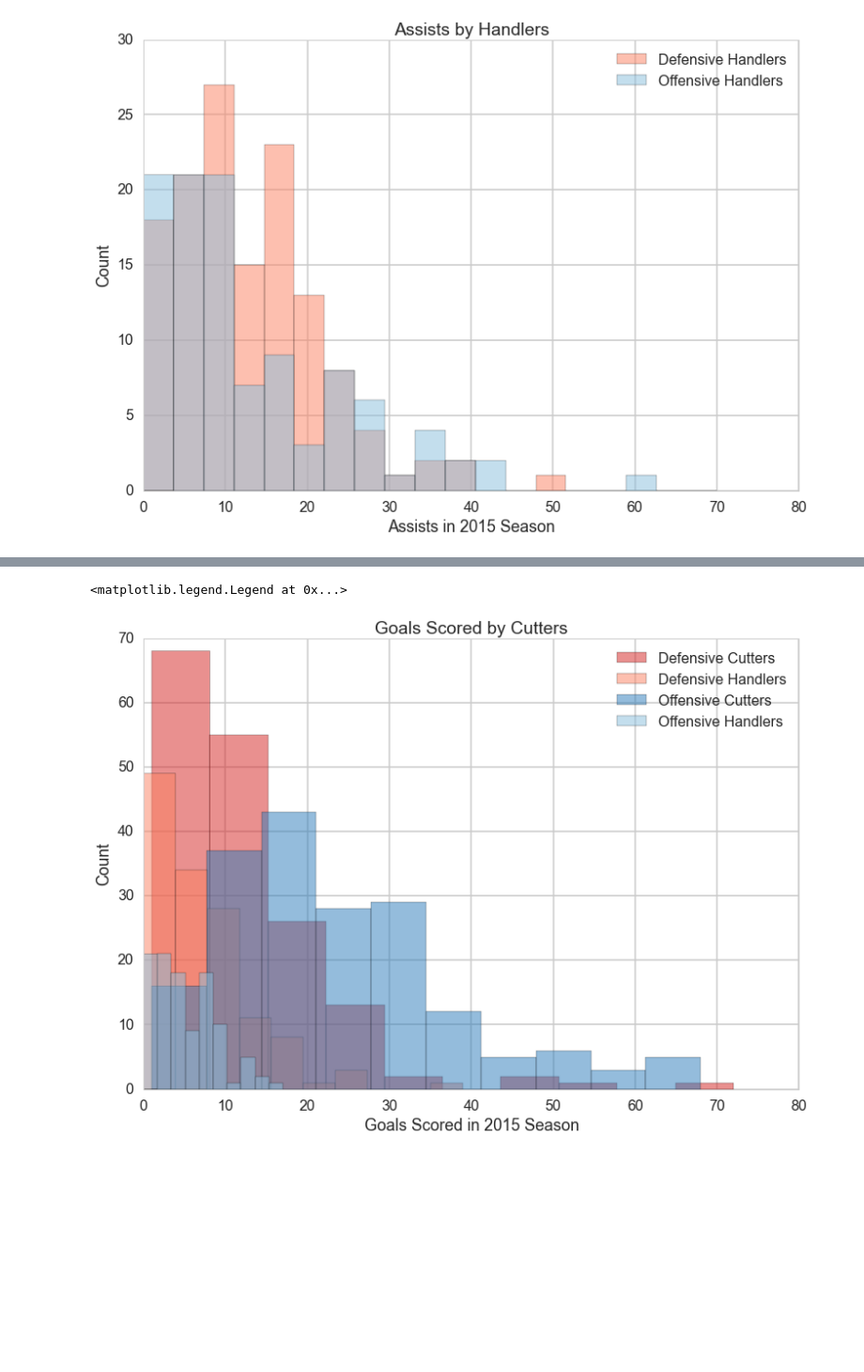
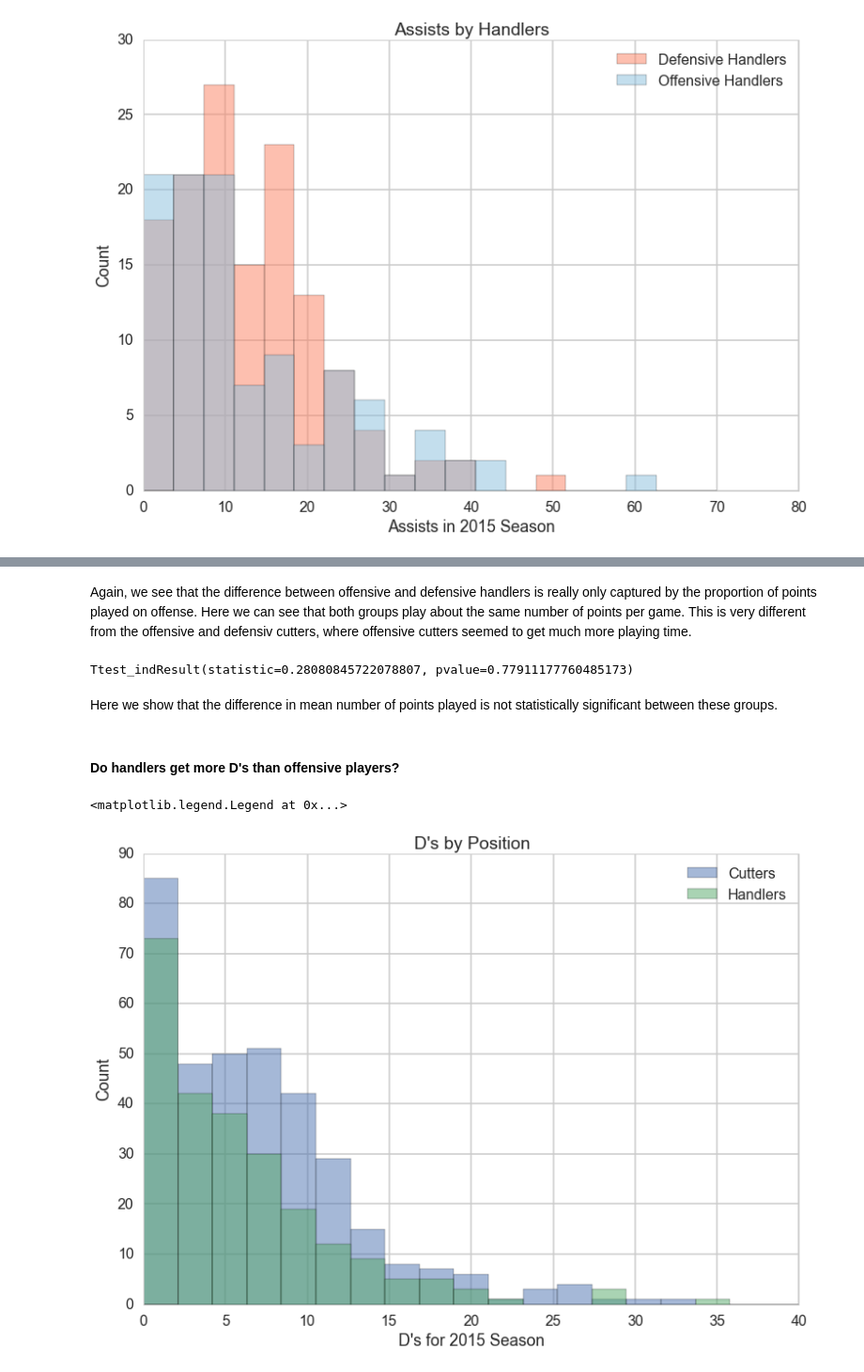
Before and after one commit to karinehsu/cs109-final-project, a Jupyter notebook: player-cluster.ipynb, the cells around one changed output, grey strips where cells are left out. Shown at 94% size. Drawn from its saved outputs; the diff is of its cells as text; code cells hidden in the pictures; blank space fills up the shorter version.

```diff
--- a/player-cluster.ipynb
+++ b/player-cluster.ipynb
@@ -441,6 +441,8 @@ d_handlers = all_players[all_players.cluster == "d_handler"]
 d_roleplayers = all_players[all_players.cluster == "d_roleplayer"]
 offense = pd.concat([o_cutters, o_handlers])
 defense = pd.concat([d_cutters, d_handlers, d_roleplayers])
+cutters = pd.concat([o_cutters, d_cutters])
+handlers = pd.concat([o_handlers, d_handlers])
 # %%
 bins = np.linspace(0, 70, 20)
 
@@ -521,23 +552,25 @@ plt.legend(loc="upper right")
+# %% [markdown]
+Again, we see that the difference between offensive and defensive handlers is really only captured by the proportion of points played on offense. Here we can see that both groups play about the same number of points per game. This is very different from the offensive and defensiv cutters, where offensive cutters seemed to get much more playing time.
+# %%
+sc.stats.ttest_ind(o_handlers.totalpoints, d_handlers.totalpoints, equal_var=False)
+# %% [output]
+Ttest_indResult(statistic=0.28080845722078807, pvalue=0.77911177760485173)
+# %% [markdown]
+Here we show that the difference in mean number of points played is not statistically significant between these groups.
+# %% [markdown]
+#### Do handlers get more D's than offensive players?
 # %%
-bins = np.linspace(0, 70, 20)
+bins = np.linspace(0, 40, 20)
 
 
-plt.hist(d_cutters["goals"], bins, alpha=.5,
-         color=position_colors["d_cutter"],
-         label="Defensive Cutters")
-plt.hist(d_handlers["goals"], bins, alpha=.5,
-         color=position_colors["d_handler"],
-         label="Defensive Handlers")
-plt.hist(o_cutters["goals"], bins, alpha=.5,
-         color=position_colors["o_cutter"],
-         label="Offensive Cutters")
-plt.hist(o_handlers["goals"], bins, alpha=.5,
-         color=position_colors["o_handler"],
-         label="Offensive Handlers")
-plt.title("Goals Scored by Cutters")
+plt.hist(cutters["ds"], bins, alpha=.5,
+         label="Cutters")
+plt.hist(handlers["ds"], bins, alpha=.5,
+         label="Handlers")
+plt.title("D's by Position")
 plt.ylabel("Count")
-plt.xlabel("Goals Scored in 2015 Season")
+plt.xlabel("D's for 2015 Season")
 plt.legend(loc="upper right")
 # %% [output]
 <matplotlib.legend.Legend at 0x...>
-[figure, old version]
+[figure, new version]
```
Also changed, not shown: parts of 18 cells of this notebook.
